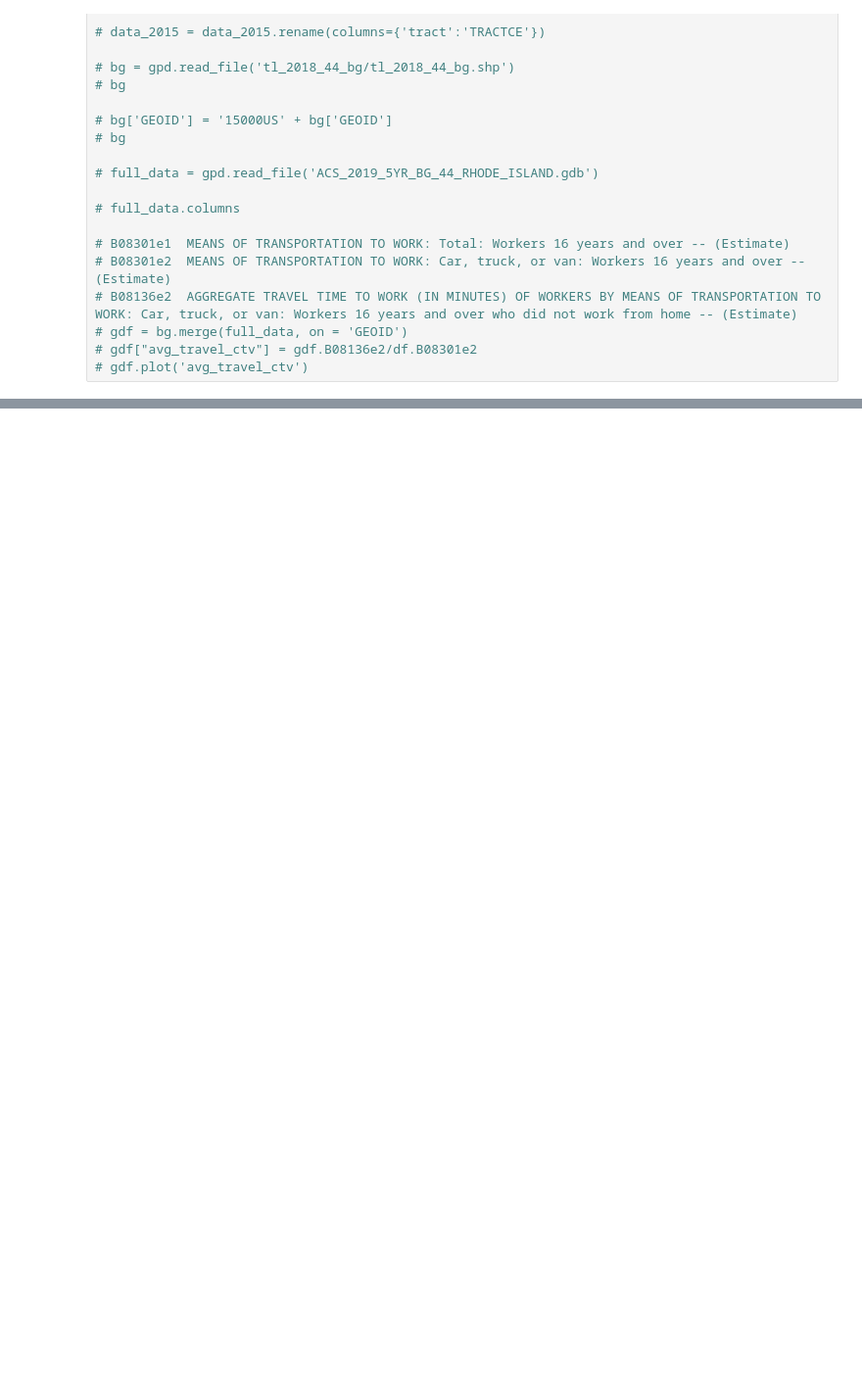
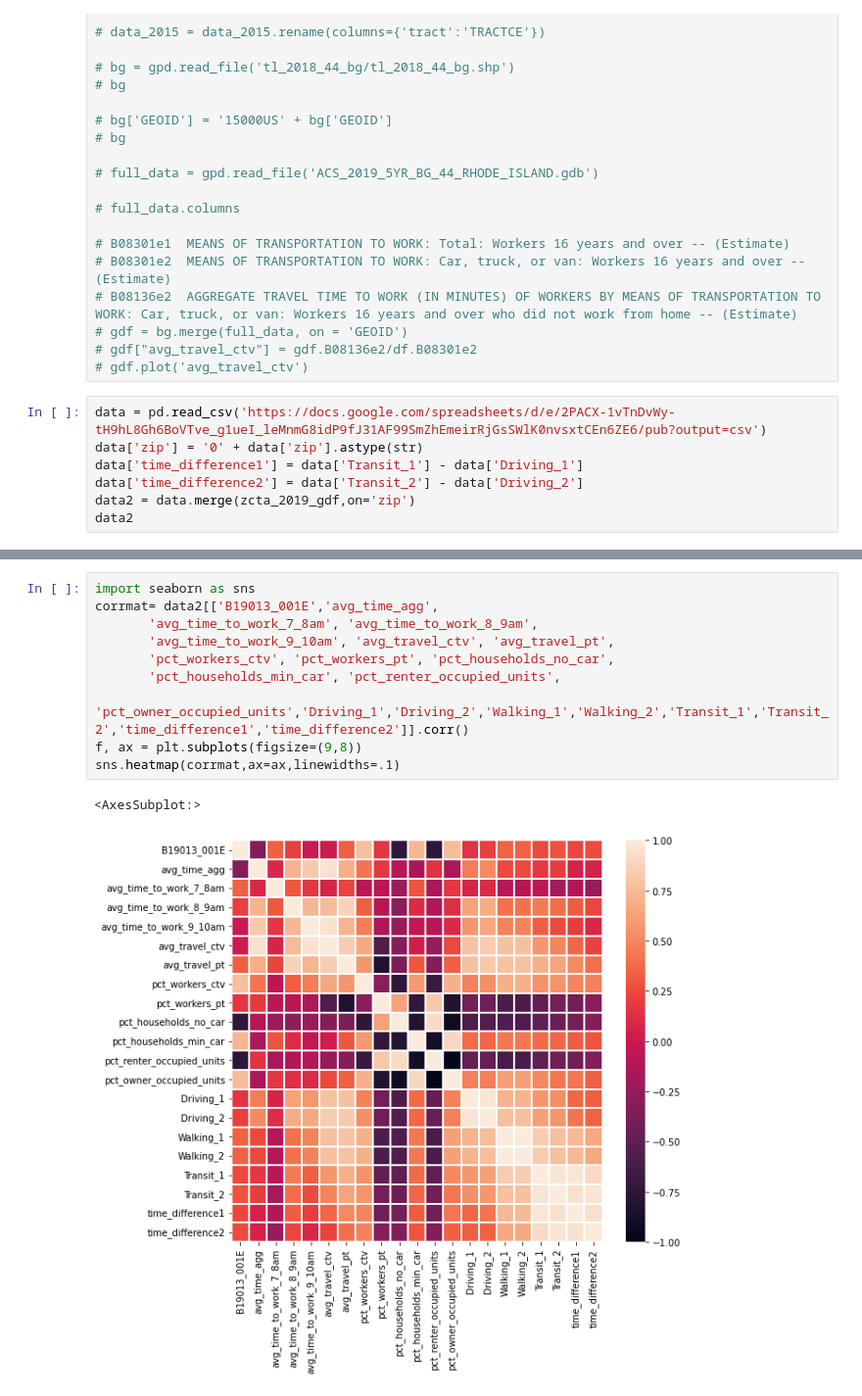
Before and after one commit to hochru557/po524-parking, a Jupyter notebook: census_api.ipynb, the cells around one changed output, grey strips where cells are left out. Shown: that part at 98% size. Cells and saved outputs as stored; diff of their text form; blank space fills up the shorter version.

```diff
--- a/census_api.ipynb
+++ b/census_api.ipynb
@@ -452,3 +410,10 @@ Average Travel Time to Work, Public Transportation: = 44.765692800511935
 # gdf = bg.merge(full_data, on = 'GEOID')
 # gdf["avg_travel_ctv"] = gdf.B08136e2/df.B08301e2
 # gdf.plot('avg_travel_ctv')
+# %%
+data = pd.read_csv('https://docs.google.com/spreadsheets/d/e/2PACX-1vTnDvWy-tH9hL8Gh6BoVTve_g1ueI_leMnmG8idP9fJ31AF99SmZhEmeirRjGsSWlK0nvsxtCEn6ZE6/pub?output=csv')
+data['zip'] = '0' + data['zip'].astype(str)
+data['time_difference1'] = data['Transit_1'] - data['Driving_1']
+data['time_difference2'] = data['Transit_2'] - data['Driving_2']
+data2 = data.merge(zcta_2019_gdf,on='zip')
+data2
@@ -454,0 +439,13 @@ Average Travel Time to Work, Public Transportation: = 44.765692800511935
+# %%
+import seaborn as sns
+corrmat= data2[['B19013_001E','avg_time_agg',
+       'avg_time_to_work_7_8am', 'avg_time_to_work_8_9am',
+       'avg_time_to_work_9_10am', 'avg_travel_ctv', 'avg_travel_pt',
+       'pct_workers_ctv', 'pct_workers_pt', 'pct_households_no_car',
+       'pct_households_min_car', 'pct_renter_occupied_units',
+       'pct_owner_occupied_units','Driving_1','Driving_2','Walking_1','Walking_2','Transit_1','Transit_2','time_difference1','time_difference2']].corr()
+f, ax = plt.subplots(figsize=(9,8))
+sns.heatmap(corrmat,ax=ax,linewidths=.1)
+# %% [output]
+<AxesSubplot:>
+[figure, added]
```
Also changed, not shown: parts of 7 cells of this notebook, 5 other files.
